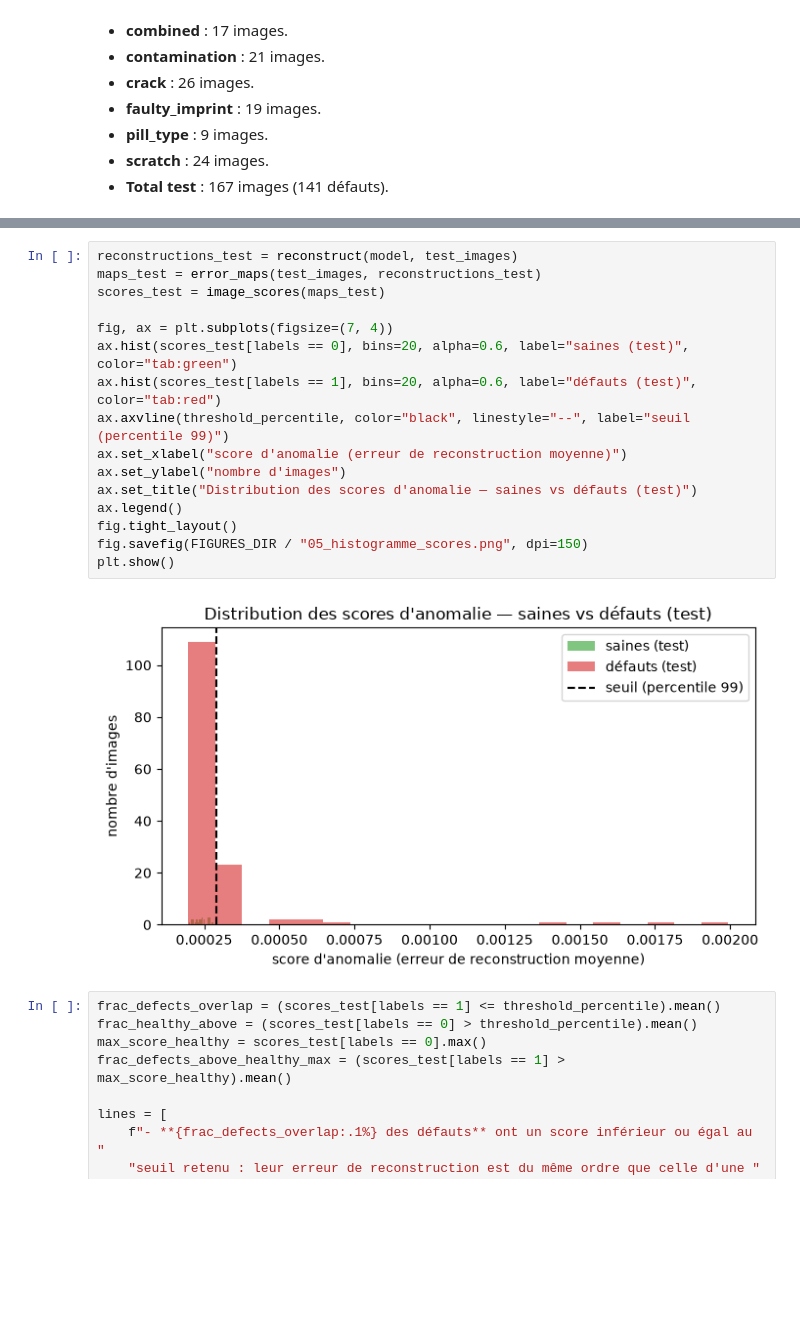
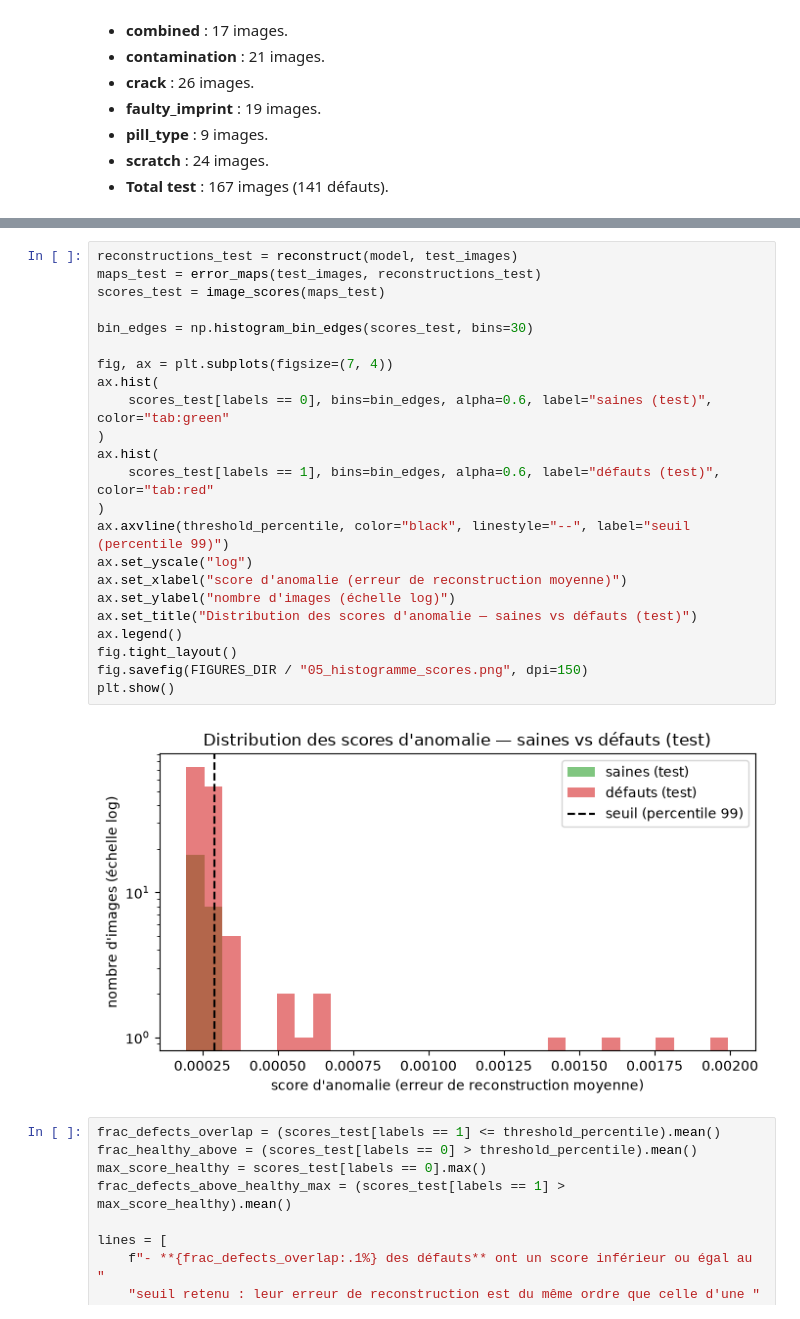
Before and after one commit to palauzet/AELION_Deep_Learning_IA, a Jupyter notebook: notebooks/05_score_seuil.ipynb, the cells around one changed output, grey strips where cells are left out. Cells and saved outputs as stored; diff of their text form; blank space fills up the shorter version.

```diff
--- a/notebooks/05_score_seuil.ipynb
+++ b/notebooks/05_score_seuil.ipynb
@@ -157,21 +170,28 @@ display(Markdown(chr(10).join(lines)))
 # %%
 reconstructions_test = reconstruct(model, test_images)
 maps_test = error_maps(test_images, reconstructions_test)
 scores_test = image_scores(maps_test)
 
+bin_edges = np.histogram_bin_edges(scores_test, bins=30)
+
 fig, ax = plt.subplots(figsize=(7, 4))
-ax.hist(scores_test[labels == 0], bins=20, alpha=0.6, label="saines (test)", color="tab:green")
-ax.hist(scores_test[labels == 1], bins=20, alpha=0.6, label="défauts (test)", color="tab:red")
+ax.hist(
+    scores_test[labels == 0], bins=bin_edges, alpha=0.6, label="saines (test)", color="tab:green"
+)
+ax.hist(
+    scores_test[labels == 1], bins=bin_edges, alpha=0.6, label="défauts (test)", color="tab:red"
+)
 ax.axvline(threshold_percentile, color="black", linestyle="--", label="seuil (percentile 99)")
+ax.set_yscale("log")
 ax.set_xlabel("score d'anomalie (erreur de reconstruction moyenne)")
-ax.set_ylabel("nombre d'images")
+ax.set_ylabel("nombre d'images (échelle log)")
 ax.set_title("Distribution des scores d'anomalie — saines vs défauts (test)")
 ax.legend()
 fig.tight_layout()
 fig.savefig(FIGURES_DIR / "05_histogramme_scores.png", dpi=150)
 plt.show()
 # %% [output]
-[figure, old version]
+[figure, new version]
 # %%
 frac_defects_overlap = (scores_test[labels == 1] <= threshold_percentile).mean()
 frac_healthy_above = (scores_test[labels == 0] > threshold_percentile).mean()
```
Also changed, not shown: parts of 1 cell of this notebook, 1 other file.
